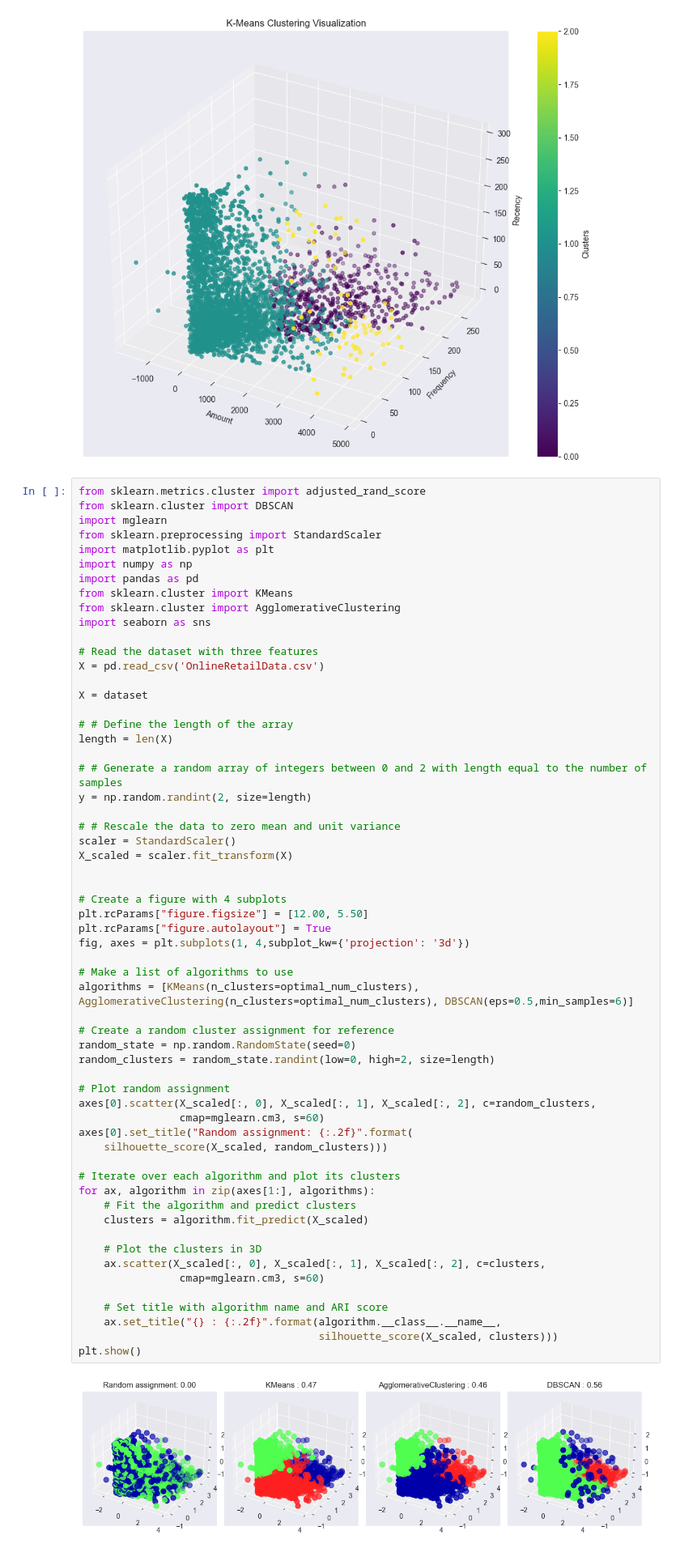
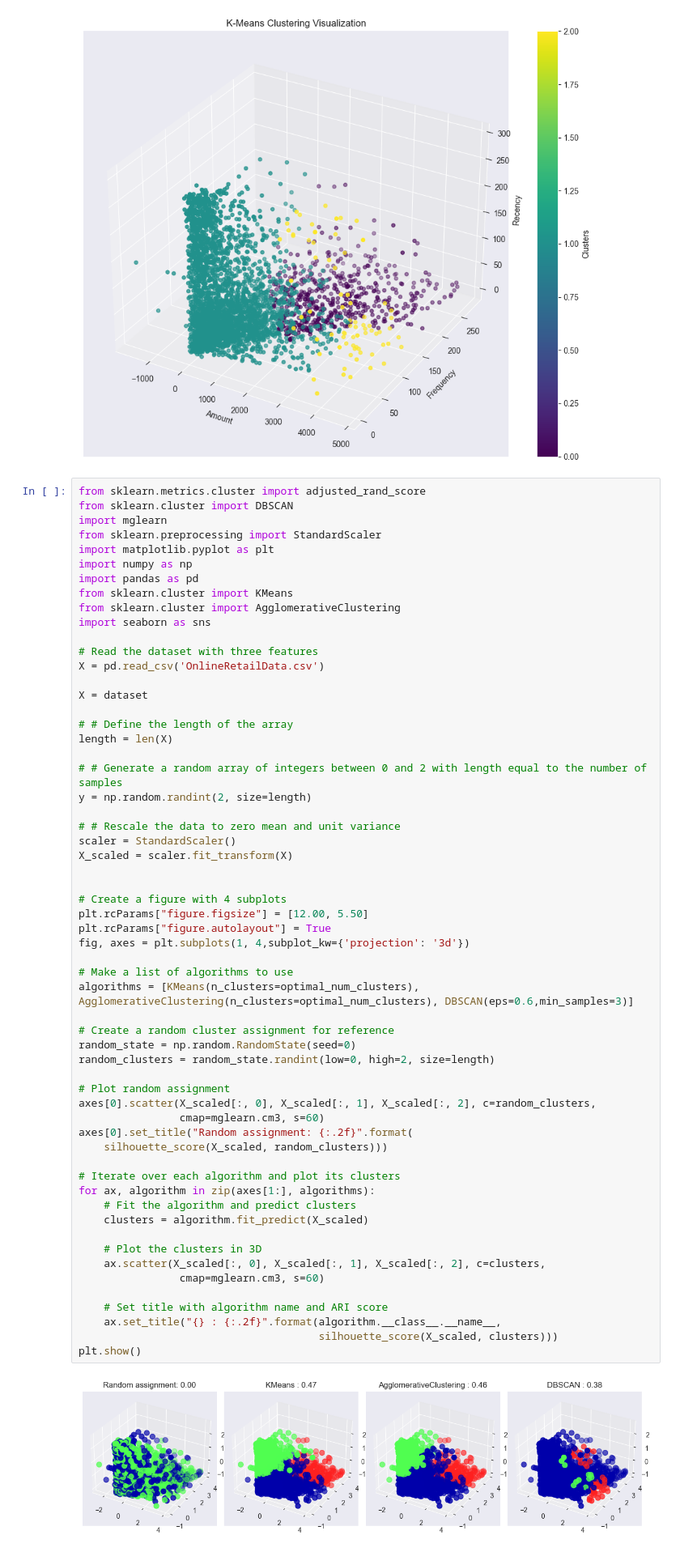
Before and after one commit to jonamadk/scaling-ML-journey, a Jupyter notebook: lab-04/Lab4.ipynb, the cells around one changed output. Shown at 81% size. Cells and saved outputs as stored; diff of their text form.

```diff
--- a/lab-04/Lab4.ipynb
+++ b/lab-04/Lab4.ipynb
@@ -592,32 +593,32 @@ X_scaled = scaler.fit_transform(X)
 plt.rcParams["figure.figsize"] = [12.00, 5.50]
 plt.rcParams["figure.autolayout"] = True
 fig, axes = plt.subplots(1, 4,subplot_kw={'projection': '3d'})
 
 # Make a list of algorithms to use
-algorithms = [KMeans(n_clusters=optimal_num_clusters), AgglomerativeClustering(n_clusters=optimal_num_clusters), DBSCAN(eps=0.5,min_samples=6)]
+algorithms = [KMeans(n_clusters=optimal_num_clusters), AgglomerativeClustering(n_clusters=optimal_num_clusters), DBSCAN(eps=0.6,min_samples=3)]
 
 # Create a random cluster assignment for reference
 random_state = np.random.RandomState(seed=0)
 random_clusters = random_state.randint(low=0, high=2, size=length)
 
 # Plot random assignment
 axes[0].scatter(X_scaled[:, 0], X_scaled[:, 1], X_scaled[:, 2], c=random_clusters,
                 cmap=mglearn.cm3, s=60)
 axes[0].set_title("Random assignment: {:.2f}".format(
     silhouette_score(X_scaled, random_clusters)))
 
 # Iterate over each algorithm and plot its clusters
 for ax, algorithm in zip(axes[1:], algorithms):
     # Fit the algorithm and predict clusters
     clusters = algorithm.fit_predict(X_scaled)
 
     # Plot the clusters in 3D
     ax.scatter(X_scaled[:, 0], X_scaled[:, 1], X_scaled[:, 2], c=clusters,
                 cmap=mglearn.cm3, s=60)
 
     # Set title with algorithm name and ARI score
     ax.set_title("{} : {:.2f}".format(algorithm.__class__.__name__,
                                       silhouette_score(X_scaled, clusters)))
 plt.show()
 # %% [output]
-[figure, old version]
+[figure, new version]
```
Also changed, not shown: parts of 18 cells of this notebook.
